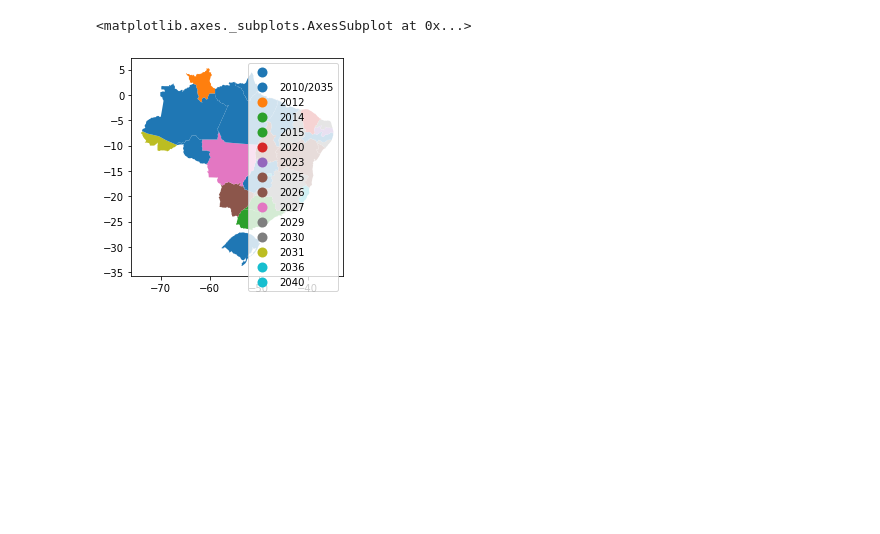
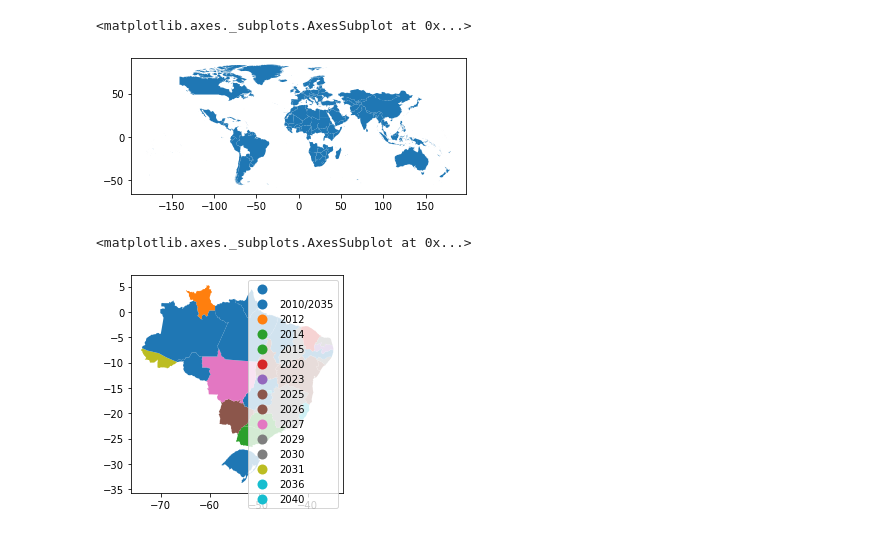
Before and after one commit to LucasTreuke/a2BancoDeDados, a Jupyter notebook: testando.ipynb, the cells around one changed output. Saved outputs shown, nothing was run; the diff lists cells and outputs as text; code cells hidden in the pictures; blank space fills up the shorter version.

```diff
--- a/testando.ipynb
+++ b/testando.ipynb
@@ -20,0 +14,3 @@ df.head()
+# %%
+df.rename(columns={'sovereignt':'Country'}, inplace=True)
+df.head()
@@ -21,3 +25,13 @@ df.head()
+# %%
+filename2 = "HDI.csv"
+file2 = open(filename2)
+df2 = pd.read_csv(file2)
+df2.head(8)
+df3 = pd.merge(df,df2,on="Country")
+df3.plot()
+# %% [output]
+<matplotlib.axes._subplots.AxesSubplot at 0x...>
+[figure, added]
 # %%
 import matplotlib.pyplot as plt
 
```
Also changed, not shown: parts of 3 cells of this notebook, 3 other files.
